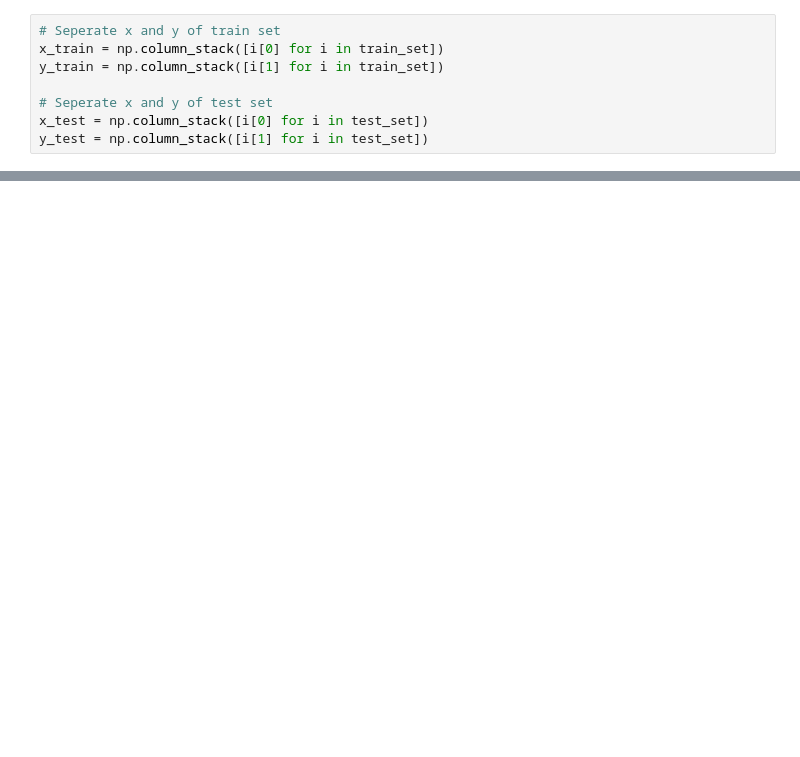
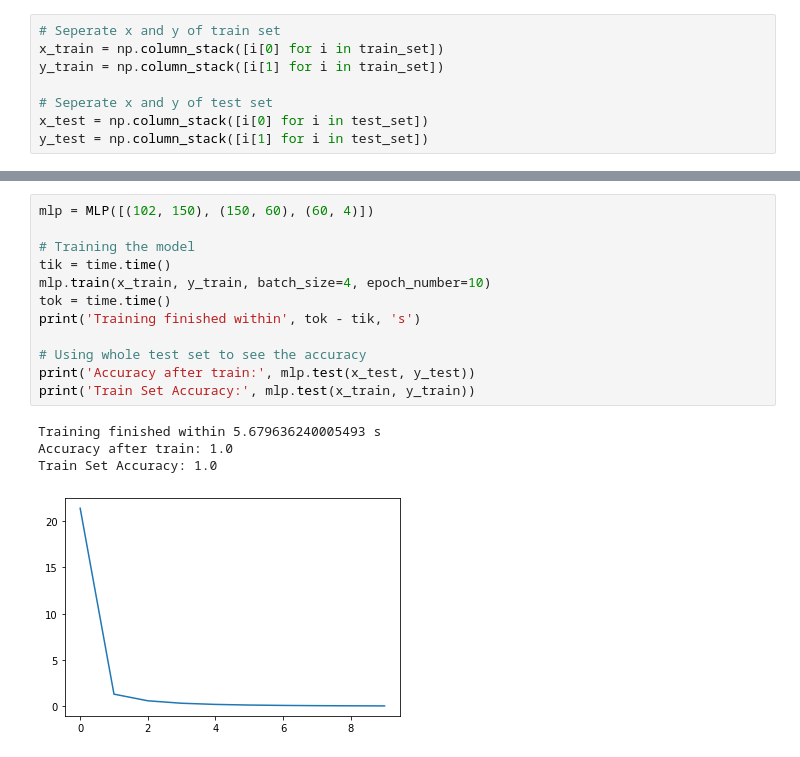
Before and after one commit to mahdirezaie336/Fruit360Classifier, a Jupyter notebook: project-code.ipynb, the cells around one changed output, grey strips where cells are left out. Cells and saved outputs as stored; diff of their text form; blank space fills up the shorter version.

```diff
--- a/project-code.ipynb
+++ b/project-code.ipynb
@@ -210,0 +263,17 @@ np.sum(np.array([[1, 1, 1],
+# %%
+mlp = MLP([(102, 150), (150, 60), (60, 4)])
+
+# Training the model
+tik = time.time()
+mlp.train(x_train, y_train, batch_size=4, epoch_number=10)
+tok = time.time()
+print('Training finished within', tok - tik, 's')
+
+# Using whole test set to see the accuracy
+print('Accuracy after train:', mlp.test(x_test, y_test))
+print('Train Set Accuracy:', mlp.test(x_train, y_train))
+# %% [output]
+Training finished within 5.679636240005493 s
+Accuracy after train: 1.0
+Train Set Accuracy: 1.0
+[figure, added]
```
Also changed, not shown: parts of 13 cells of this notebook, 1 other file.
